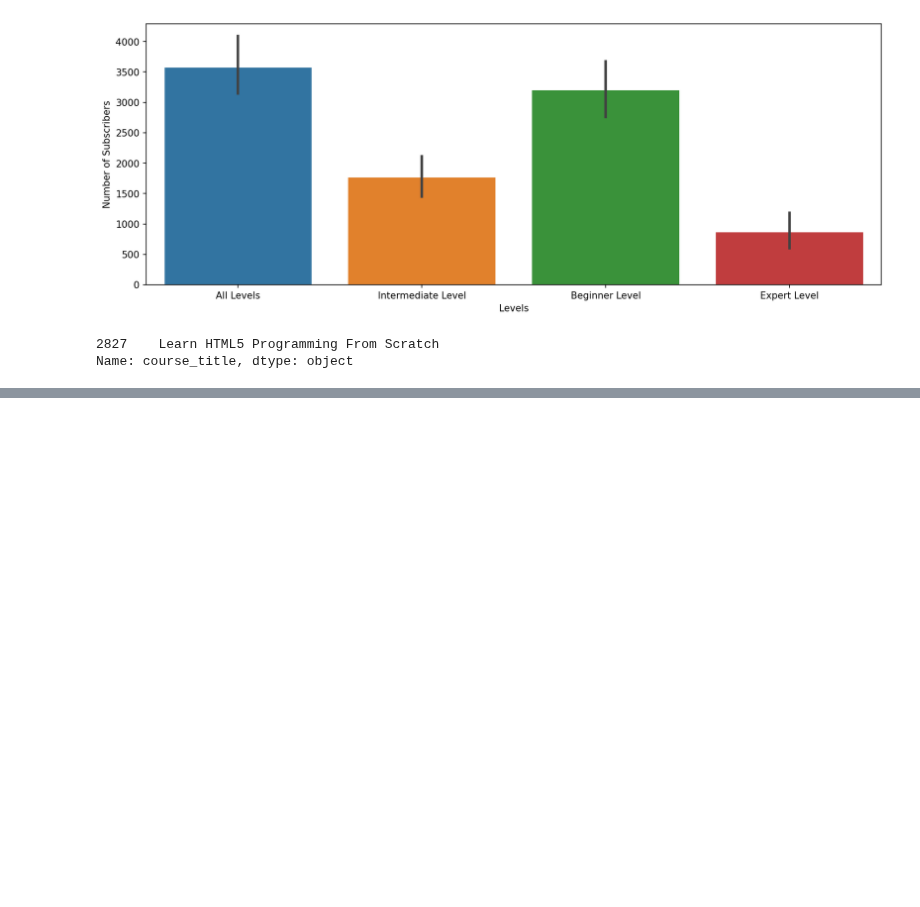
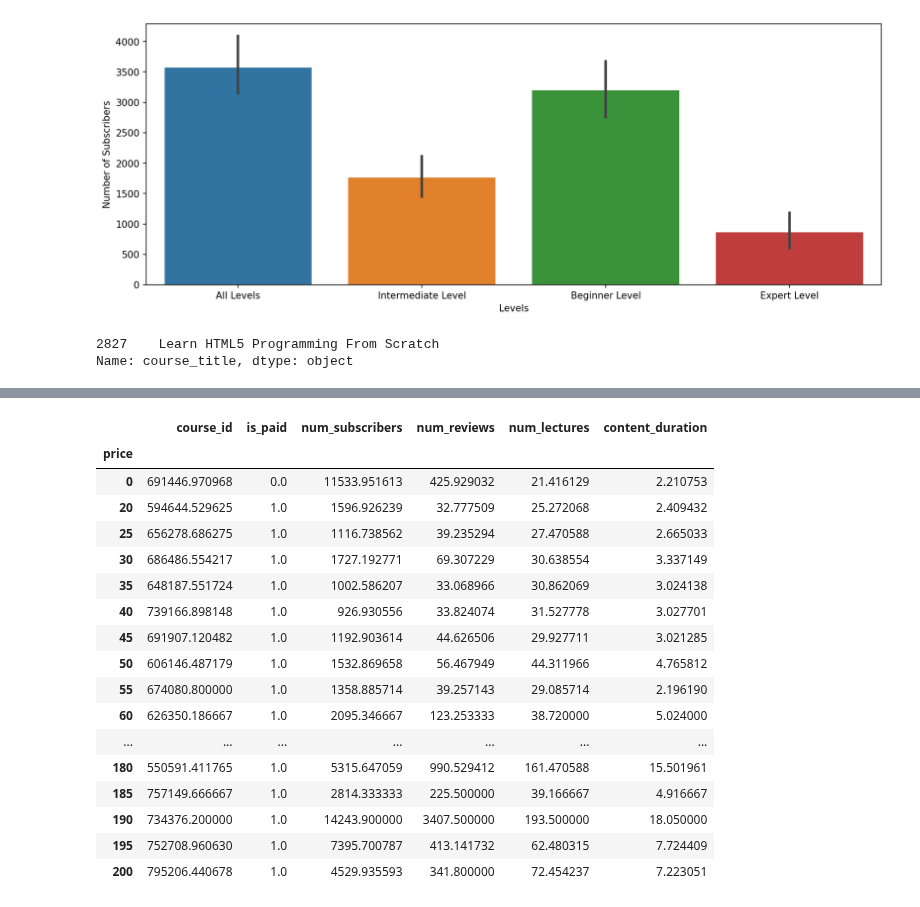
Before and after one commit to rohitcodism/ML-DS, a Jupyter notebook: Projects/Udemy Dataset Analysis/udemy.ipynb, the cells around one changed output, grey strips where cells are left out. Saved outputs shown, nothing was run; the diff lists cells and outputs as text; code cells hidden in the pictures; blank space fills up the shorter version.

```diff
--- a/Projects/Udemy Dataset Analysis/udemy.ipynb
+++ b/Projects/Udemy Dataset Analysis/udemy.ipynb
@@ -241,0 +245,21 @@ dataset.sort_values(by='num_subscribers', ascending=False).head(10)
+# %%
+price_effect
+# %% [output]
+|  | course_id | is_paid | num_subscribers | num_reviews | num_lectures | content_duration |
+| price |  |  |  |  |  |  |
+| 0 | 691446.970968 | 0.0 | 11533.951613 | 425.929032 | 21.416129 | 2.210753 |
+| 20 | 594644.529625 | 1.0 | 1596.926239 | 32.777509 | 25.272068 | 2.409432 |
+| 25 | 656278.686275 | 1.0 | 1116.738562 | 39.235294 | 27.470588 | 2.665033 |
+| 30 | 686486.554217 | 1.0 | 1727.192771 | 69.307229 | 30.638554 | 3.337149 |
+| 35 | 648187.551724 | 1.0 | 1002.586207 | 33.068966 | 30.862069 | 3.024138 |
+| 40 | 739166.898148 | 1.0 | 926.930556 | 33.824074 | 31.527778 | 3.027701 |
+| 45 | 691907.120482 | 1.0 | 1192.903614 | 44.626506 | 29.927711 | 3.021285 |
+| 50 | 606146.487179 | 1.0 | 1532.869658 | 56.467949 | 44.311966 | 4.765812 |
+| 55 | 674080.800000 | 1.0 | 1358.885714 | 39.257143 | 29.085714 | 2.196190 |
+| 60 | 626350.186667 | 1.0 | 2095.346667 | 123.253333 | 38.720000 | 5.024000 |
+| ... | ... | ... | ... | ... | ... | ... |
+| 180 | 550591.411765 | 1.0 | 5315.647059 | 990.529412 | 161.470588 | 15.501961 |
+| 185 | 757149.666667 | 1.0 | 2814.333333 | 225.500000 | 39.166667 | 4.916667 |
+| 190 | 734376.200000 | 1.0 | 14243.900000 | 3407.500000 | 193.500000 | 18.050000 |
+| 195 | 752708.960630 | 1.0 | 7395.700787 | 413.141732 | 62.480315 | 7.724409 |
+| 200 | 795206.440678 | 1.0 | 4529.935593 | 341.800000 | 72.454237 | 7.223051 |
```
Also changed, not shown: parts of 10 cells of this notebook.
